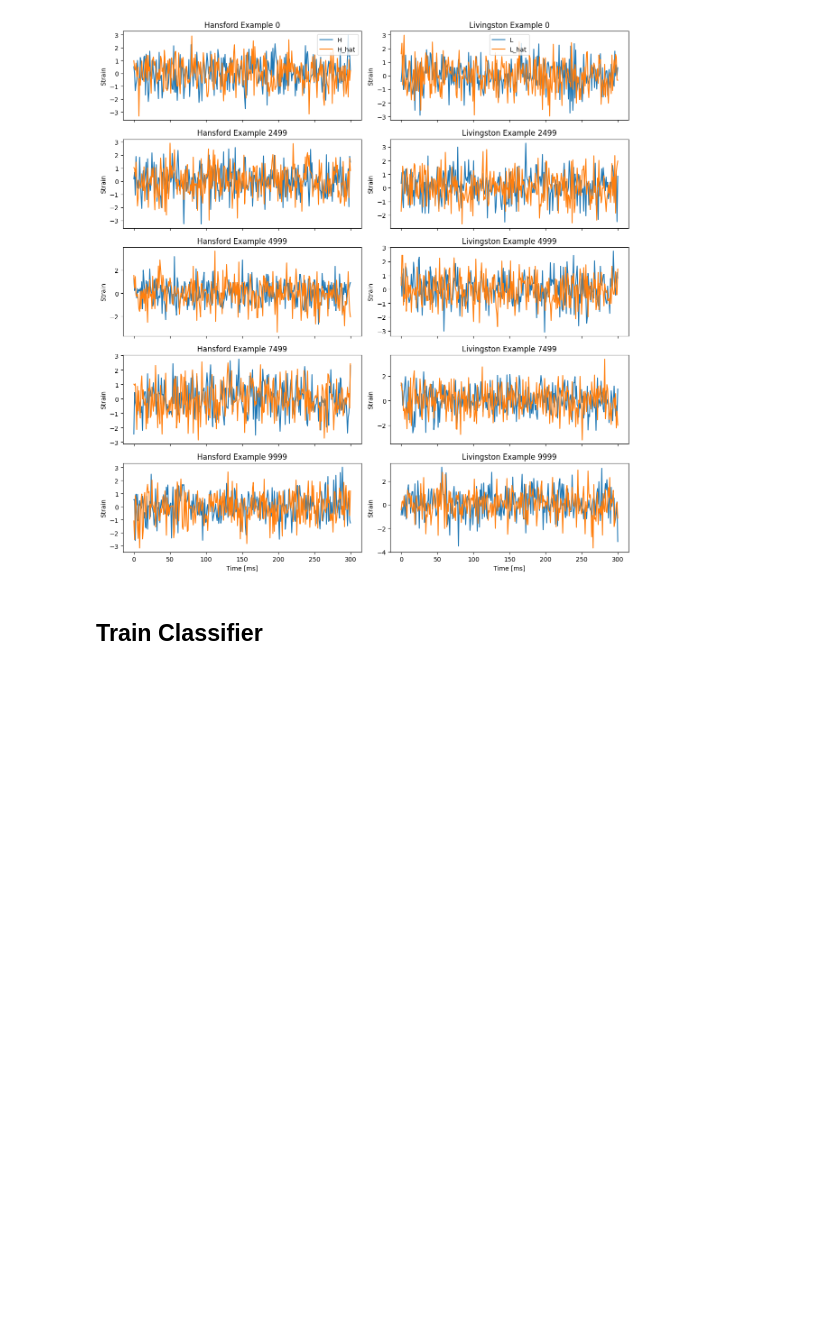
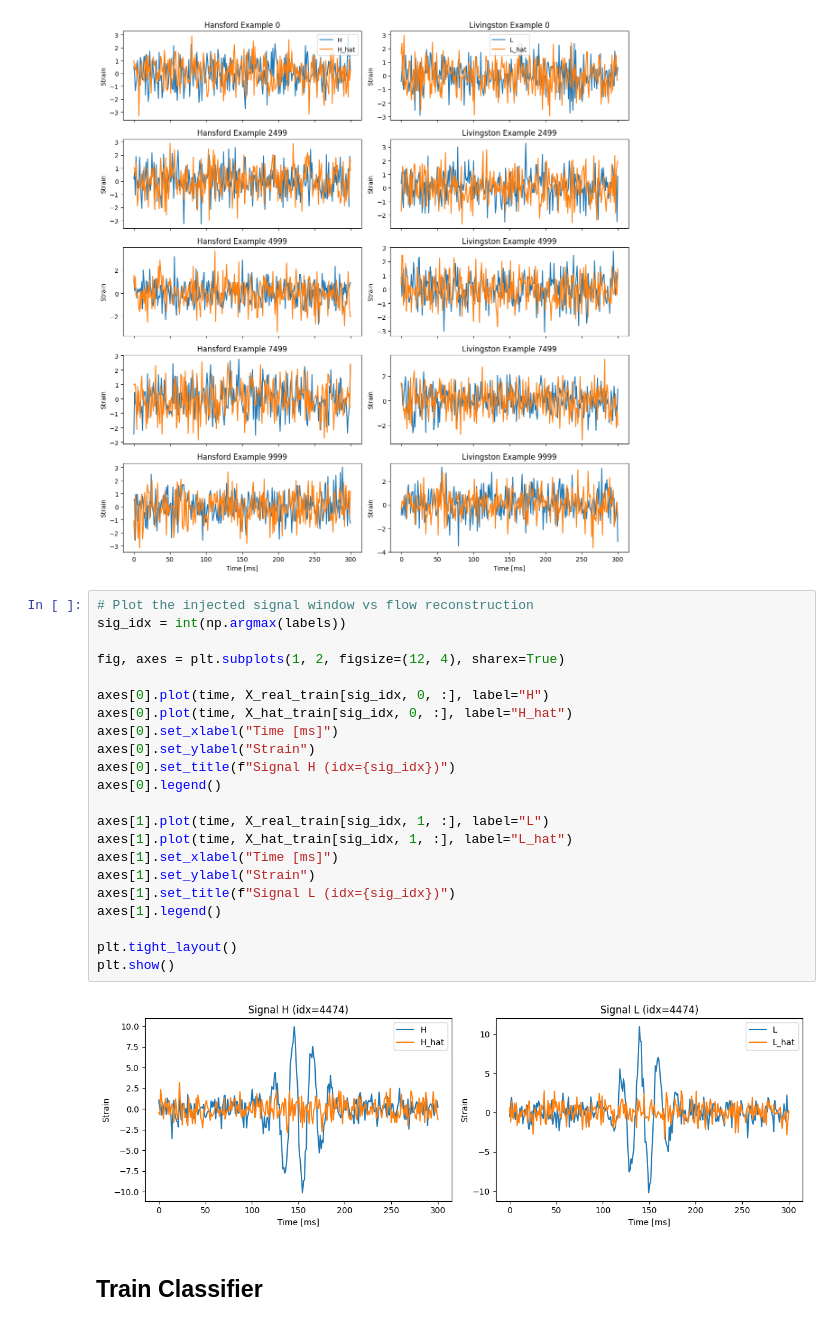
Before and after one commit to KrishWu/ranode, a Jupyter notebook: notebooks/gw_classifier.ipynb, the cells around one changed output. Cells and saved outputs as stored; diff of their text form; blank space fills up the shorter version.

Commit message:
Added flow preview for signal event so it is viewable in our diagnostic data

```diff
--- a/notebooks/gw_classifier.ipynb
+++ b/notebooks/gw_classifier.ipynb
@@ -442,6 +442,30 @@ plt.tight_layout()
 plt.show()
 # %% [output]
 [figure]
+# %%
+# Plot the injected signal window vs flow reconstruction
+sig_idx = int(np.argmax(labels))
+
+fig, axes = plt.subplots(1, 2, figsize=(12, 4), sharex=True)
+
+axes[0].plot(time, X_real_train[sig_idx, 0, :], label="H")
+axes[0].plot(time, X_hat_train[sig_idx, 0, :], label="H_hat")
+axes[0].set_xlabel("Time [ms]")
+axes[0].set_ylabel("Strain")
+axes[0].set_title(f"Signal H (idx={sig_idx})")
+axes[0].legend()
+
+axes[1].plot(time, X_real_train[sig_idx, 1, :], label="L")
+axes[1].plot(time, X_hat_train[sig_idx, 1, :], label="L_hat")
+axes[1].set_xlabel("Time [ms]")
+axes[1].set_ylabel("Strain")
+axes[1].set_title(f"Signal L (idx={sig_idx})")
+axes[1].legend()
+
+plt.tight_layout()
+plt.show()
+# %% [output]
+[figure, added]
 # %% [markdown]
 ## Train Classifier
 # %%
```
